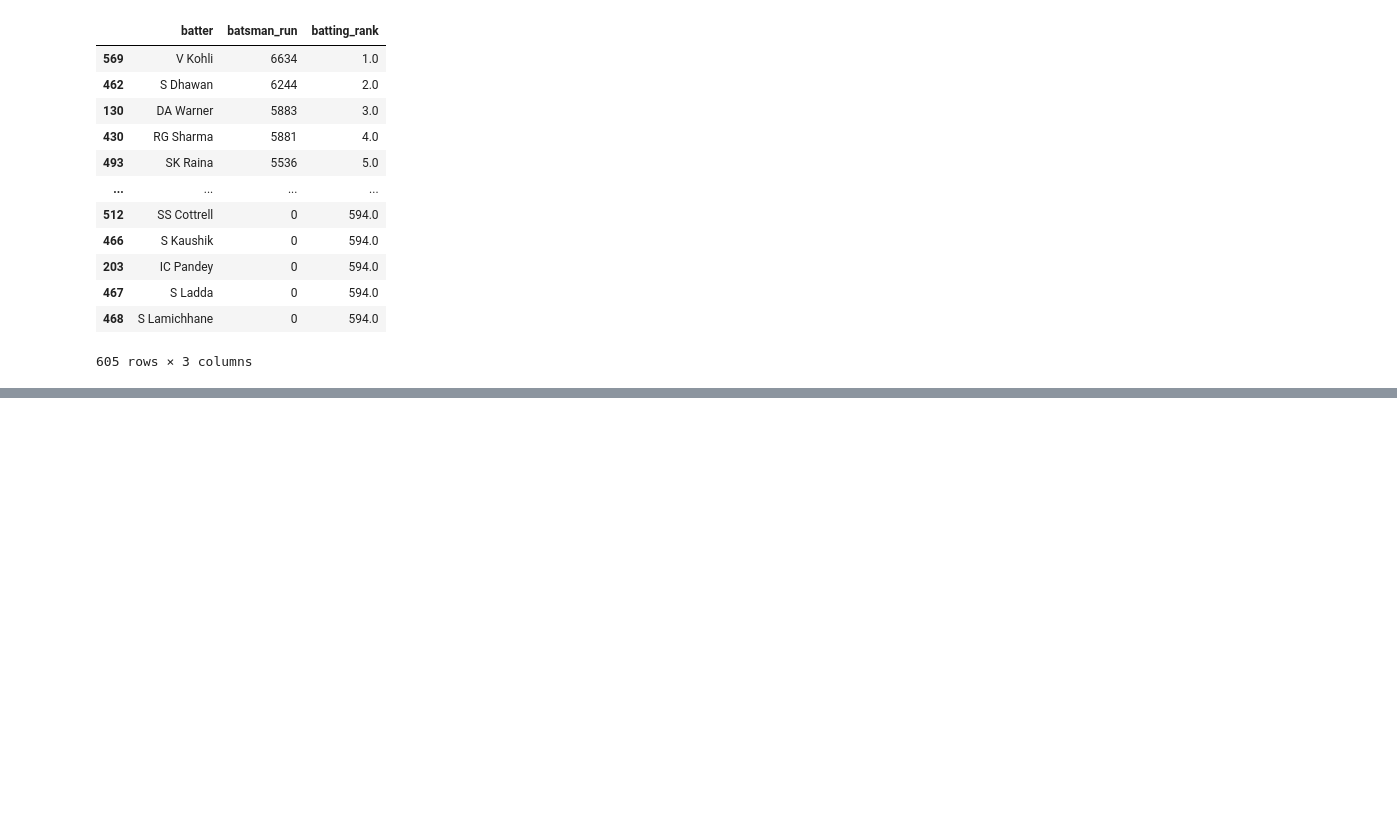
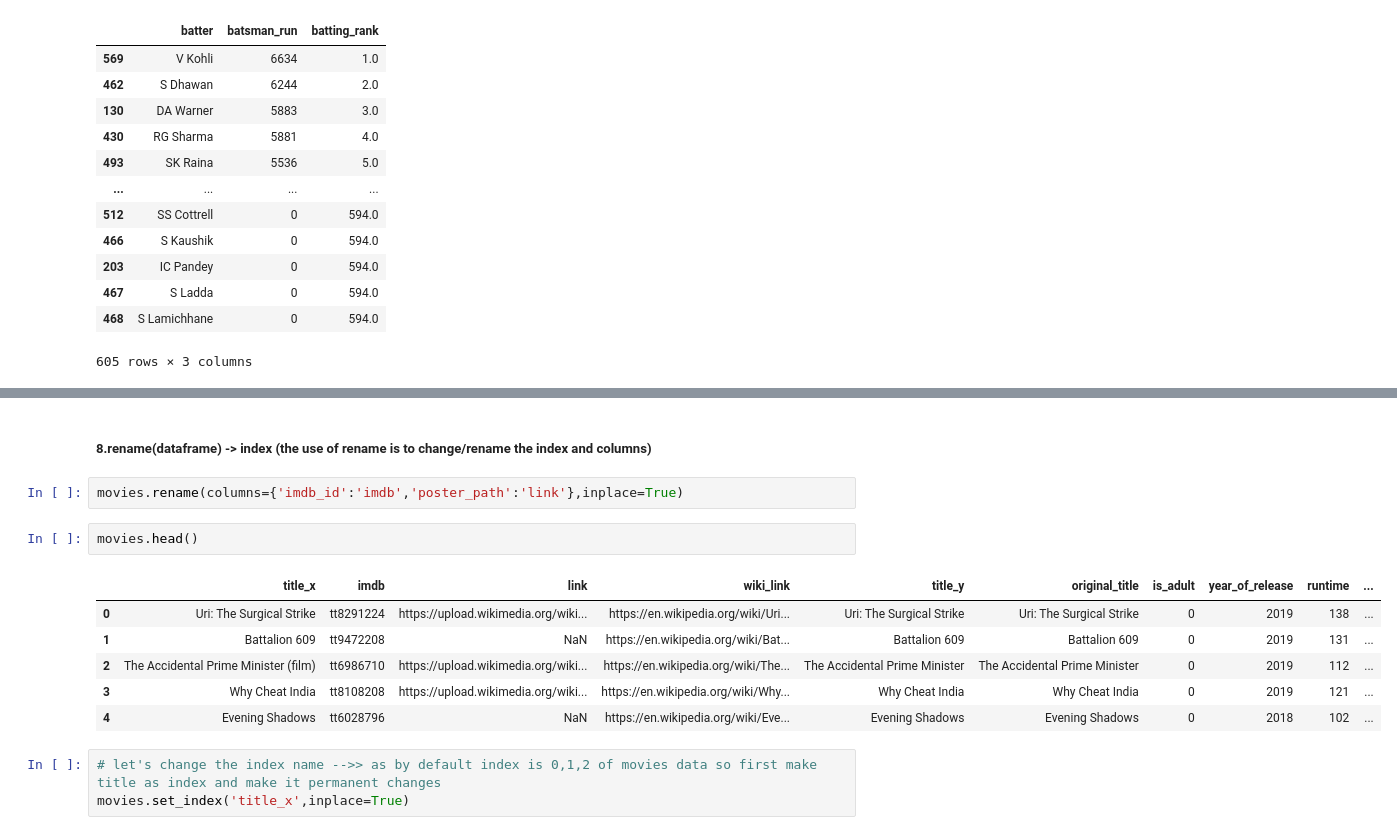
Before and after one commit to VidyanandYadav/Data-science-Journey, a Jupyter notebook: Session18_DataFrame_Methods.ipynb, the cells around one changed output, grey strips where cells are left out. Drawn from its saved outputs; the diff is of its cells as text; blank space fills up the shorter version.

```diff
--- a/Session18_DataFrame_Methods.ipynb
+++ b/Session18_DataFrame_Methods.ipynb
@@ -306,0 +463,16 @@ batsman.sort_values('batting_rank')
+# %% [markdown]
+##### 8.rename(dataframe) -> index (the use of rename is to change/rename the index and columns)
+# %%
+movies.rename(columns={'imdb_id':'imdb','poster_path':'link'},inplace=True)
+# %%
+movies.head()
+# %% [output]
+|  | title_x | imdb | link | wiki_link | title_y | original_title | is_adult | year_of_release | runtime | ... |
+| 0 | Uri: The Surgical Strike | tt8291224 | https://upload.wikimedia.org/wiki... | https://en.wikipedia.org/wiki/Uri... | Uri: The Surgical Strike | Uri: The Surgical Strike | 0 | 2019 | 138 | ... |
+| 1 | Battalion 609 | tt9472208 | NaN | https://en.wikipedia.org/wiki/Bat... | Battalion 609 | Battalion 609 | 0 | 2019 | 131 | ... |
+| 2 | The Accidental Prime Minister (film) | tt6986710 | https://upload.wikimedia.org/wiki... | https://en.wikipedia.org/wiki/The... | The Accidental Prime Minister | The Accidental Prime Minister | 0 | 2019 | 112 | ... |
+| 3 | Why Cheat India | tt8108208 | https://upload.wikimedia.org/wiki... | https://en.wikipedia.org/wiki/Why... | Why Cheat India | Why Cheat India | 0 | 2019 | 121 | ... |
+| 4 | Evening Shadows | tt6028796 | NaN | https://en.wikipedia.org/wiki/Eve... | Evening Shadows | Evening Shadows | 0 | 2018 | 102 | ... |
+# %%
+# let's change the index name -->> as by default index is 0,1,2 of movies data so first make title as index and make it permanent changes
+movies.set_index('title_x',inplace=True)
```
Also changed, not shown: parts of 25 cells of this notebook.
